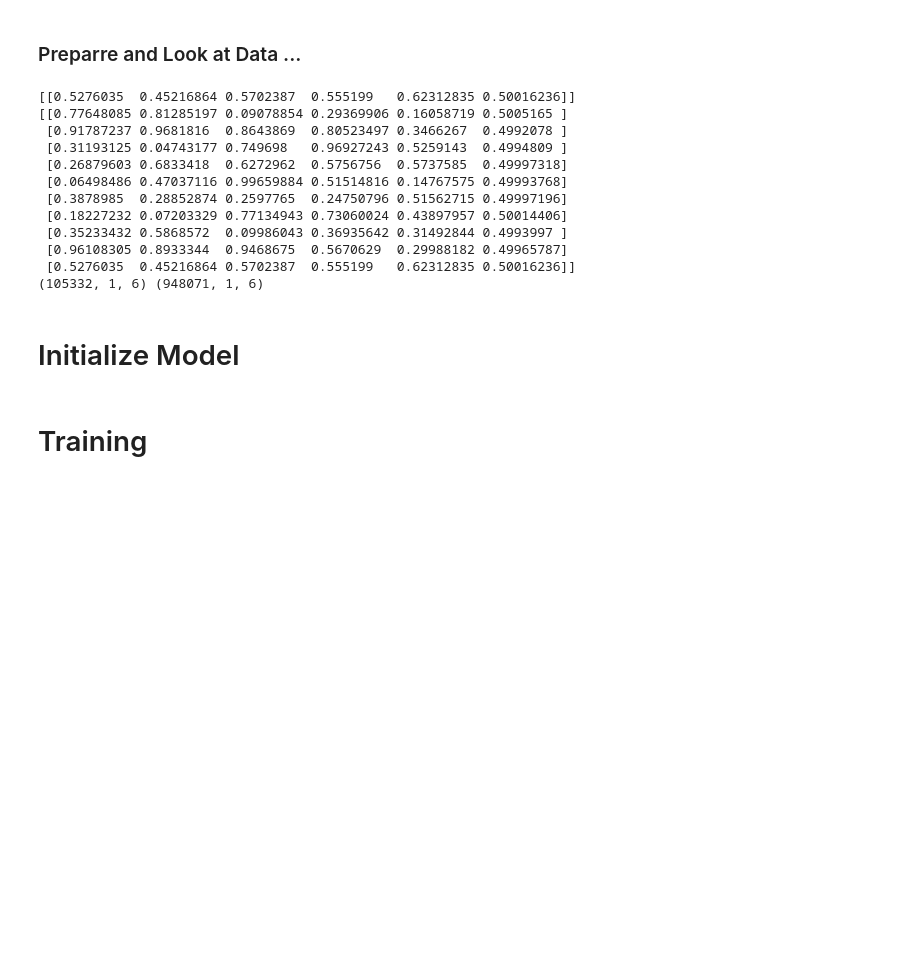
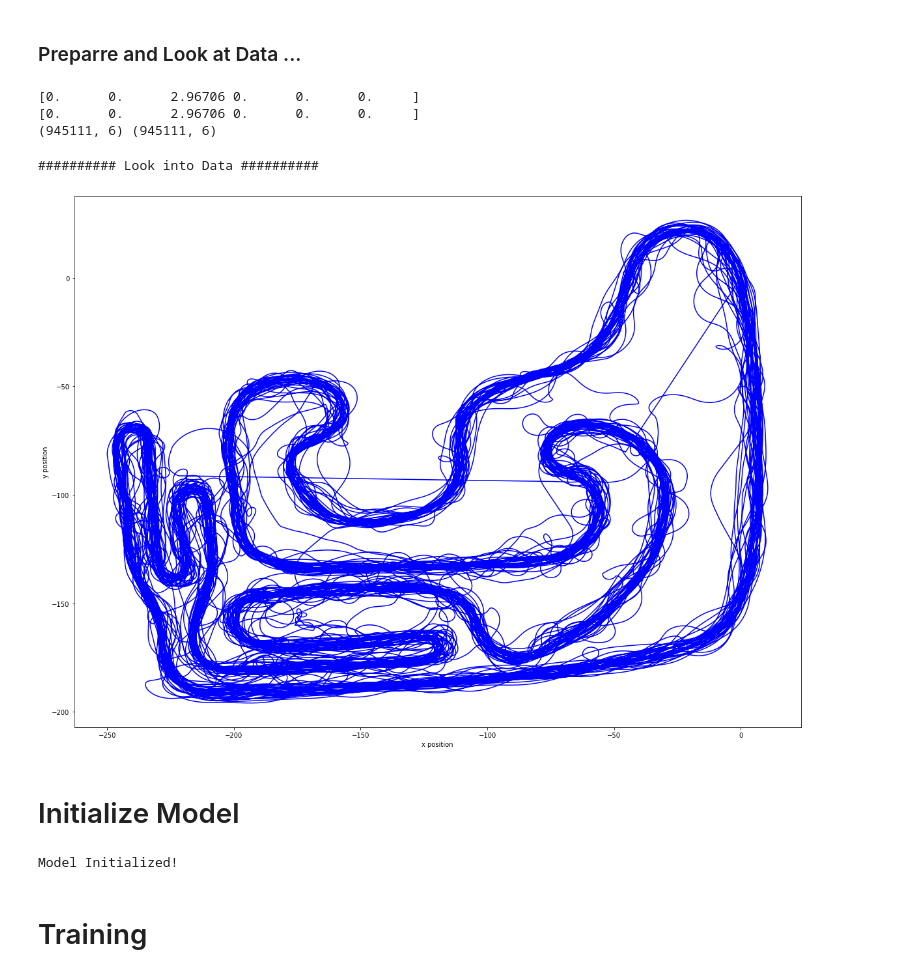
Before and after one commit to dominique-nshimyimana/Car-State, a Jupyter notebook: series_car_state_action_v1.ipynb, the cells around one changed output. Cells and saved outputs as stored; diff of their text form; code cells hidden in the pictures; blank space fills up the shorter version.

```diff
--- a/series_car_state_action_v1.ipynb
+++ b/series_car_state_action_v1.ipynb
@@ -143,7 +166,7 @@ def takeSlice(arr, fr, to, name):
 # %%
 # Load Data
 data_dir = "/drive/My Drive/neuronyte_logging"
-xs_states, xs_actions = load_states_actions(data_dir=data_dir)
+xs_states, xs_actions, ys = load_states_actions(data_dir=data_dir)
 # %% [output]
 /drive/My Drive/neuronyte_logging/NeuroNyte_1585748620.316643
 /drive/My Drive/neuronyte_logging/NeuroNyte_1585745385.311904
@@ -151,47 +174,62 @@ xs_states, xs_actions = load_states_actions(data_dir=data_dir)
 ### Preparre and Look at Data ...
 # %%
 # Split data
-x_states_train, x_states_test, x_actions_train, x_actions_test = train_test_split(xs_states, xs_actions, test_size=0.10)
+x_states_train, x_states_test, x_actions_train, x_actions_test = train_test_split(xs_states, xs_actions, shuffle=False, test_size=0.10)
 
 # How many steps/state in back from t and # How many steps/state in future/forward from t
-look_back = 10
+look_back = 1
 look_forward = 1
 
 # reshape into X=t and Y=t+1 for states
-x_states_train, y_train = create_dataset(x_states_train, look_back)
+x_states_, y_ = create_dataset(x_states_train, look_back)
 x_states_test, y_test = create_dataset(x_states_test, look_back)
+
+# Use only n data now
+n = 25000
+#Xvis, yvis = x_states_[:n:], y_[:n:]
+X, y = x_states_, y_
 
 # Visualize X=t and Y=t+1
 t = 3
-print(y_test[t])
-print(x_states_test[t+1])
-print(y_test.shape, y_train.shape)
-XS_shape, XA_shape, y_shape = x_states_train.shape, x_actions_train.shape, y_train.shape
-#X = np.array(x_states_train).reshape(XS_shape[0], look_back, XS_shape[-1])
-#Y = np.array(y_train).reshape(y_shape[0], look_forward, y_shape[-1])
+print(X[t])
+print(y[t+1])
+print(X.shape, y.shape)
+Xshape, yshape = X.shape, y.shape
 # %% [output]
-[[0.5276035  0.45216864 0.5702387  0.555199   0.62312835 0.50016236]]
-[[0.77648085 0.81285197 0.09078854 0.29369906 0.16058719 0.5005165 ]
- [0.91787237 0.9681816  0.8643869  0.80523497 0.3466267  0.4992078 ]
- [0.31193125 0.04743177 0.749698   0.96927243 0.5259143  0.4994809 ]
- [0.26879603 0.6833418  0.6272962  0.5756756  0.5737585  0.49997318]
- [0.06498486 0.47037116 0.99659884 0.51514816 0.14767575 0.49993768]
- [0.3878985  0.28852874 0.2597765  0.24750796 0.51562715 0.49997196]
- [0.18227232 0.07203329 0.77134943 0.73060024 0.43897957 0.50014406]
- [0.35233432 0.5868572  0.09986043 0.36935642 0.31492844 0.4993997 ]
- [0.96108305 0.8933344  0.9468675  0.5670629  0.29988182 0.49965787]
- [0.5276035  0.45216864 0.5702387  0.555199   0.62312835 0.50016236]]
-(105332, 1, 6) (948071, 1, 6)
+[0.      0.      2.96706 0.      0.      0.     ]
+[0.      0.      2.96706 0.      0.      0.     ]
+(945111, 6) (945111, 6)
+# %%
+print('#'*10, "Look into Data",'#'*10)
+# x, y, ... from shape=(...,...6)
+#X = x_states_train[0:n:1]
+labels = y[:,:2]  #y_[:,:,:2]
+#option  = X[:,:2]
+
+plt.plot(*zip(*labels), 'b')
+#plt.plot(*zip(*option),'r')
+plt.ylabel('y position')
+plt.xlabel('x position')
+
+fig = plt.gcf()
+fig.set_size_inches(20, 15)
+plt.show()
+# %% [output]
+########## Look into Data ##########
+[figure, added]
 # %% [markdown]
 # Initialize Model
 # %%
-batchsize = 2
+batchsize = 1000
 decay = ExponentialDecay(0.0004, 20000, 0.99)
 cosineDecay = tf.keras.experimental.CosineDecayRestarts(0.0004, 30, t_mul=2.0, m_mul=1.0, alpha=0.00001)
+optimizer = tf.keras.optimizers.Adam(learning_rate=cosineDecay)
 
-optimizer = tf.keras.optimizers.Adam(learning_rate=cosineDecay)
 model = NeuralDynamics((look_back, 6),out_size=6, training=True)
 EPOCHS = 200
+print('Model Initialized!')
+# %% [output]
+Model Initialized!
 # %% [markdown]
 # Training
 # %%
```
Also changed, not shown: parts of 12 cells of this notebook.
